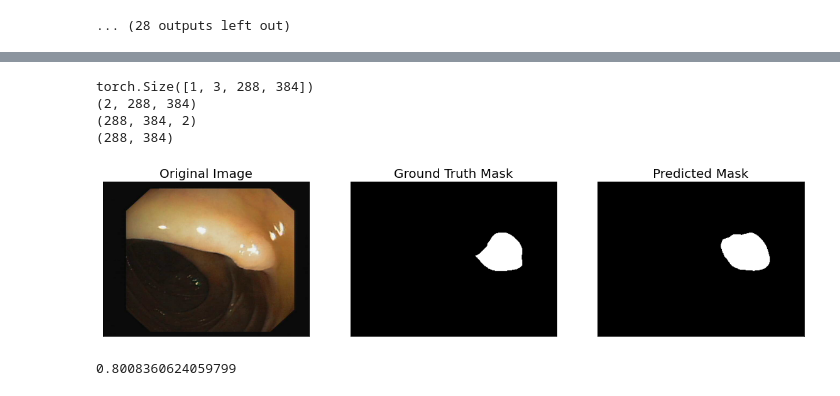
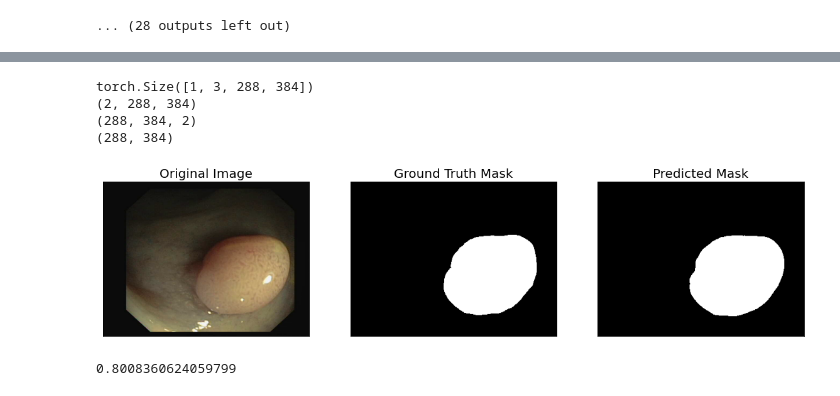
Before and after one commit to jcw0525/EC523, a Jupyter notebook: CS523_Project.ipynb, the cells around one changed output, grey strips where cells are left out. Drawn from its saved outputs; the diff is of its cells as text; code cells hidden in the pictures.

```diff
--- a/CS523_Project.ipynb
+++ b/CS523_Project.ipynb
@@ -425,28 +431,28 @@ loaded_model = torch.load('/content/gdrive/Shared drives/CS523/40epochsmodel_NoD
 #         one_hot_encoded_mask = reverse_one_hot(mask)
 #     )
 # %%
-image, mask = test_dataset[9]
+image, mask = test_dataset[20]
 images = torch.from_numpy(to_tensor(image)).float()
 images = images.unsqueeze(0).to(device)
 print(images.shape)
 pred_mask = loaded_model(images)
 aaa = pred_mask.cpu().detach().squeeze(0).numpy()
 print(aaa.shape)
 bbb = reverse_to_tensor(aaa)
 print(bbb.shape)
 ccc = reverse_one_hot(bbb)
 print(ccc.shape)
 visualize(
     original_image = image,
     ground_truth_mask = colour_code_segmentation(reverse_one_hot(mask), select_class_rgb_values),
     predicted_mask = colour_code_segmentation(ccc, select_class_rgb_values)
 )
 # %% [output]
 torch.Size([1, 3, 288, 384])
 (2, 288, 384)
 (288, 384, 2)
 (288, 384)
-[figure, old version]
+[figure, new version]
 # %%
     #  intersection = np.diag(self.confusionMatrix)  #  Take the value of the diagonal element , Returns a list of
     #     union = np.sum(self.confusionMatrix, axis=1) + np.sum(self.confusionMatrix, axis=0) - np.diag(
```
Also changed, not shown: parts of 3 cells of this notebook.
